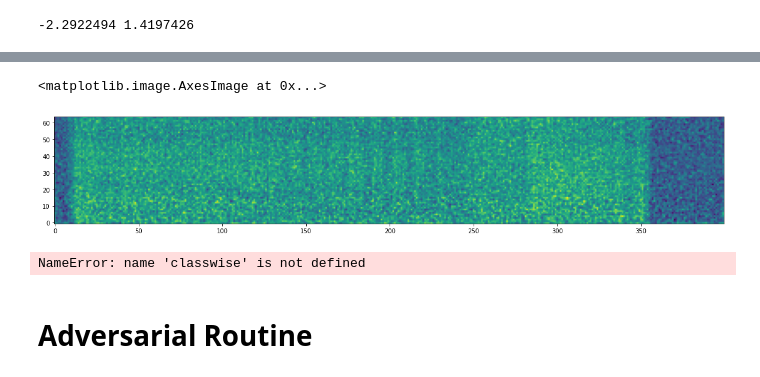
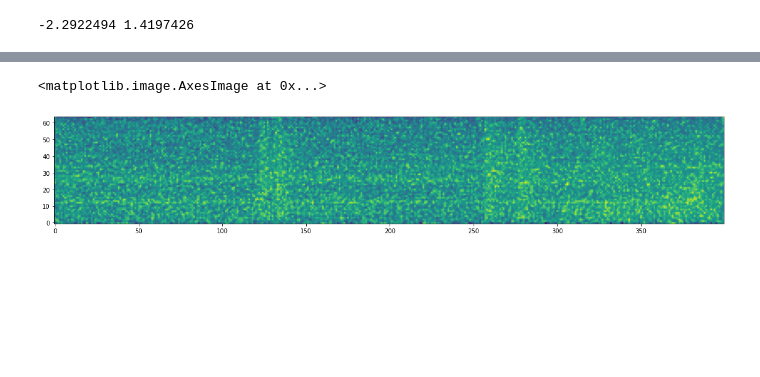
Before and after one commit to lijuncheng16/AudioSetDoneRight, a Jupyter notebook: AttackOcclude_AST_trained_elsewhere.ipynb, the cells around one changed output, grey strips where cells are left out. Saved outputs shown, nothing was run; the diff lists cells and outputs as text; code cells hidden in the pictures; blank space fills up the shorter version.

```diff
--- a/AttackOcclude_AST_trained_elsewhere.ipynb
+++ b/AttackOcclude_AST_trained_elsewhere.ipynb
@@ -364,0 +1198,26 @@ new_gas_eval = numpy.array(new_gas_eval)
+# %%
+new_gas_eval = []
+time_frame = 400
+step = 40
+half = 200
+n_mel = 64
+
+for record in gas_eval_x1:
+    record=numpy.ma.array(record,mask=False)
+    silence_val = numpy.min(record)
+    count = 0
+    for i in range(time_frame):
+        if i % step == 0:
+            count +=1
+        if count % 2 == 0:
+            record.mask[i] = True
+    mask_record = record.compressed().reshape(half,n_mel)
+    fill_matrix = numpy.full((half,n_mel), silence_val)
+#     print('shape', fill_matrix.shape)
+    mask_record = numpy.vstack((mask_record, fill_matrix))
+#     record.mask[100:300]=True
+#     mask_record = record[~record.mask]
+#     print(mask_record.shape)
+#     mask_record = record.filled(fill_value=silence_val)
+    new_gas_eval.append(mask_record)
+new_gas_eval = numpy.array(new_gas_eval)
@@ -383,7 +1364,7 @@ print(np.min(gas_eval_x1), np.max(gas_eval_x1))
 -2.2922494 1.4197426
 # %%
 pgd_dataset = torch.utils.data.TensorDataset(torch.from_numpy(gas_eval_x1[:]), torch.from_numpy(gas_eval_y[:].astype('float32')))
-pgd_dataloader = torch.utils.data.DataLoader(pgd_dataset, batch_size=100, shuffle=True)
+pgd_dataloader = torch.utils.data.DataLoader(pgd_dataset, batch_size=50, shuffle=True)
 # %%
 def pgd(model, dataloader, delta_global, num_steps, step_size, step_norm, eps, eps_norm, x_min, x_max, y_target=None):
     """Performs the projected gradient descent attack on a batch of images."""
@@ -479,5 +1460,5 @@ def pgd(model, dataloader, delta_global, num_steps, step_size, step_norm, eps, e
     return delta_global
 # %%
 torch.cuda.empty_cache()
-perturb = pgd(model, pgd_dataloader, torch.zeros((400,64)).cuda(), num_steps=20, step_size=0.03, step_norm='inf', eps= 0.5, eps_norm='2', x_min=-2.29, x_max=1.42, y_target=None )
+perturb = pgd(model, pgd_dataloader, torch.zeros((400,64)).cuda(), num_steps=20, step_size=0.01, step_norm='inf', eps= 0.3, eps_norm='2', x_min=np.min(gas_eval_x1), x_max=np.max(gas_eval_x1), y_target=None )
 # %% [output]
@@ -489,7 +1487,7 @@ new_gas_eval = perturb.cpu().numpy() + gas_eval_x1
 # %%
 
 plt.figure(figsize = (20,10))
-plt.imshow(new_gas_eval[2].T, origin='lower')
+plt.imshow(new_gas_eval[1].T, origin='lower')
 # %% [output]
 <matplotlib.image.AxesImage at 0x...>
-[figure, old version]
+[figure, new version]
@@ -498,7 +1493,0 @@ import matplotlib.pyplot as plt
-# %%
-plt.plot(classwise)
-plt.figure(figsize=(400,100))
-# %% [output]
-NameError: name 'classwise' is not defined
-# %% [markdown]
-# Adversarial Routine
```
Also changed, not shown: parts of 81 cells of this notebook, 5 other files.
